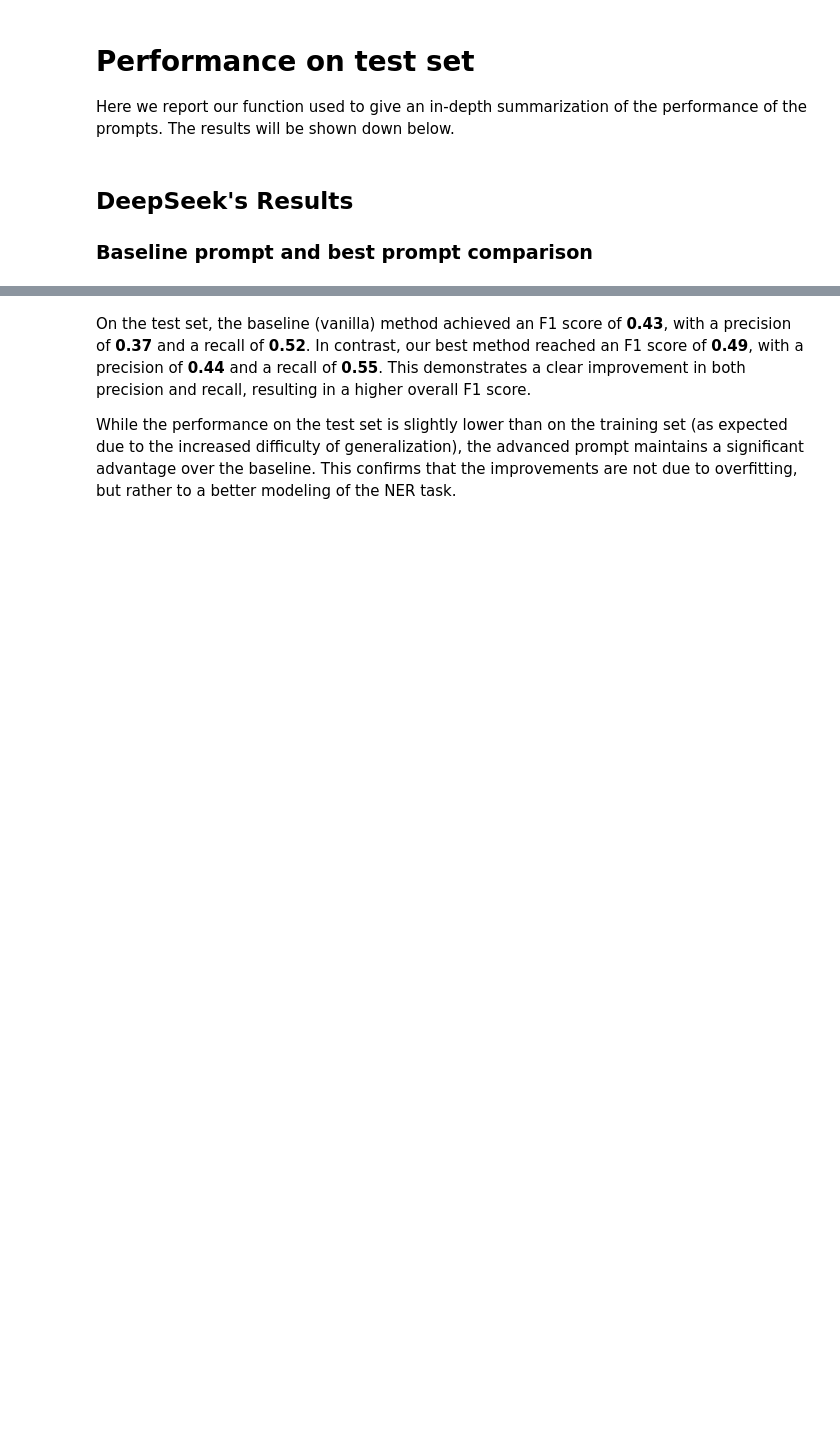
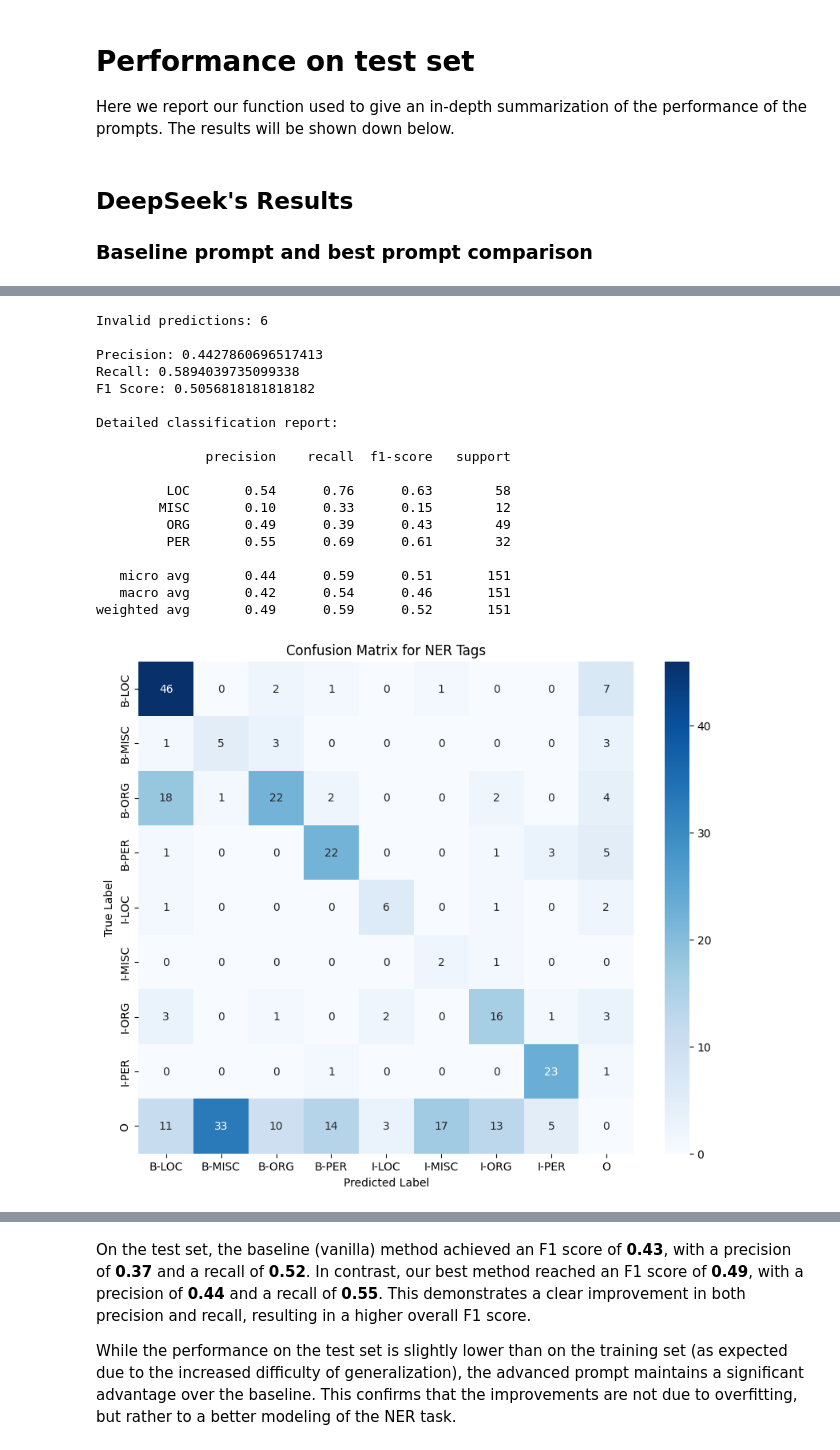
Before and after one commit to Lav-11/NER, a Jupyter notebook: Stella_Lavezzi_NER.ipynb, the cells around one changed output, grey strips where cells are left out. Saved outputs shown, nothing was run; the diff lists cells and outputs as text; code cells hidden in the pictures; blank space fills up the shorter version.

```diff
--- a/Stella_Lavezzi_NER.ipynb
+++ b/Stella_Lavezzi_NER.ipynb
@@ -1230,3 +1347,23 @@ generate_ner_confusion_matrix_from_csv('data100_test_ds/vanilla_test_100_ds_14b.
 # %%
 evaluate_predictions('data100_test_ds/vanilla_test_100_ds_14b_POSGNER.csv')
-generate_ner_confusion_matrix_from_csv('data100_test_ds/vanilla_test_100_ds_14b_vanilla_test_100_ds_14b_POSGNER.csv')
+generate_ner_confusion_matrix_from_csv('data100_test_ds/vanilla_test_100_ds_14b_POSGNER.csv')
+# %% [output]
+Invalid predictions: 6
+
+Precision: 0.4427860696517413
+Recall: 0.5894039735099338
+F1 Score: 0.5056818181818182
+
+Detailed classification report:
+
+              precision    recall  f1-score   support
+
+         LOC       0.54      0.76      0.63        58
+        MISC       0.10      0.33      0.15        12
+         ORG       0.49      0.39      0.43        49
+         PER       0.55      0.69      0.61        32
+
+   micro avg       0.44      0.59      0.51       151
+   macro avg       0.42      0.54      0.46       151
+weighted avg       0.49      0.59      0.52       151
+[figure, added]
```
Also changed, not shown: parts of 4 cells of this notebook, 1 other file.
